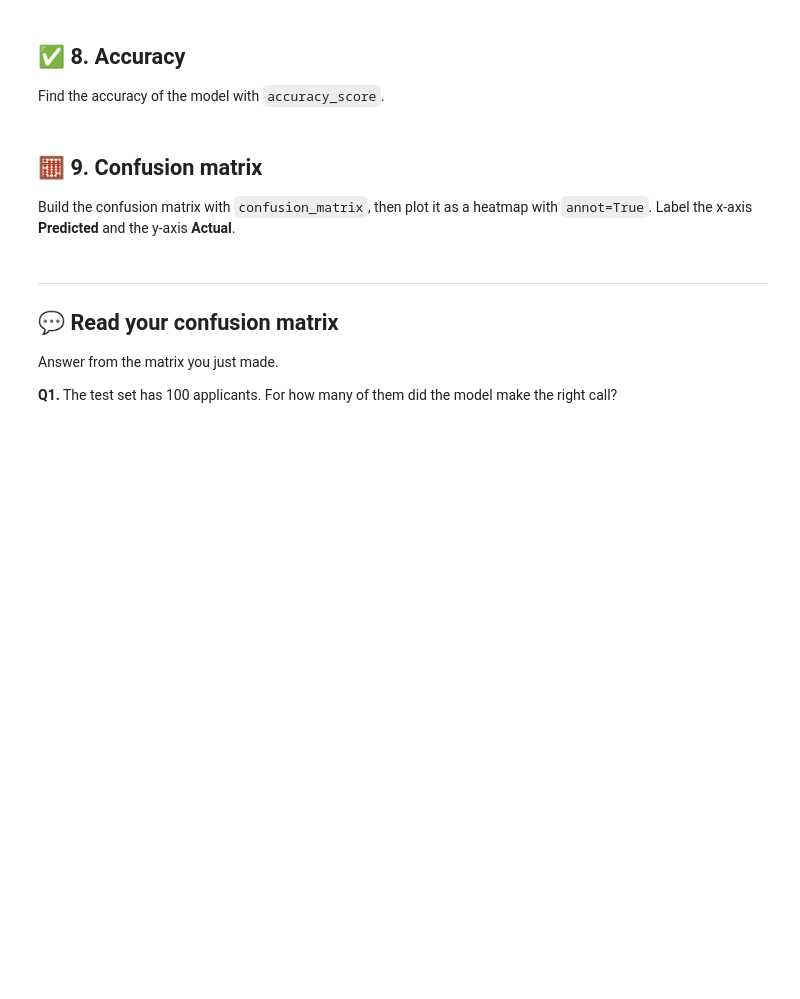
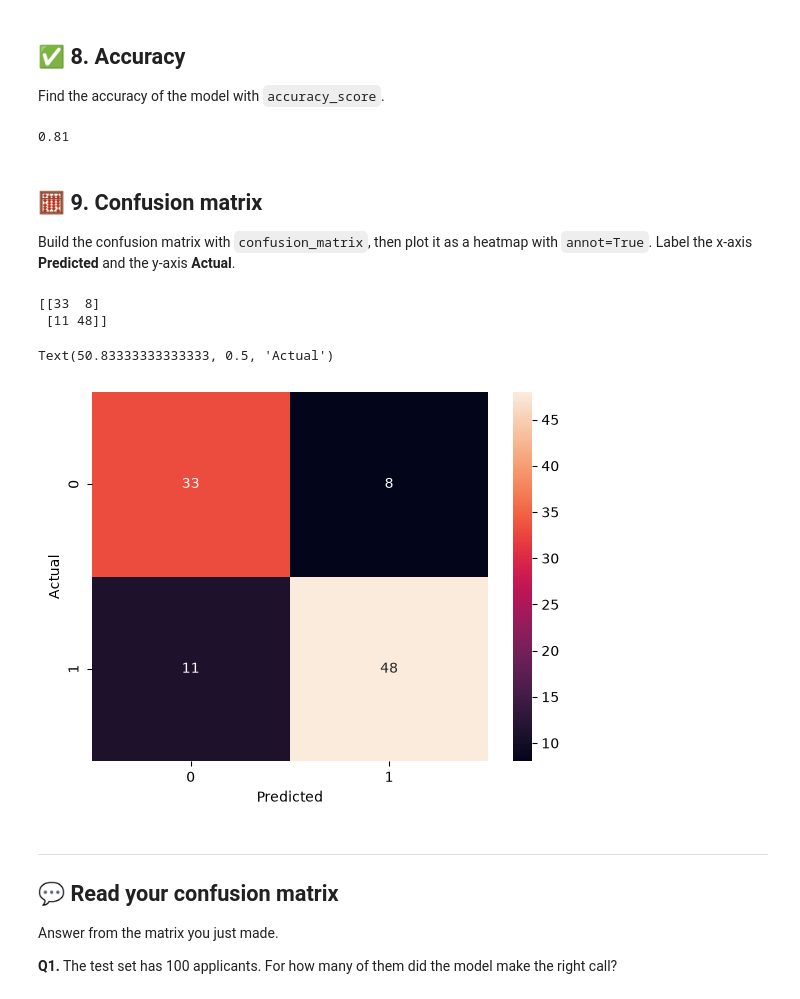
Before and after one commit to anugrah-pal/Machine-Learning, a Jupyter notebook: MatplotLib/05_loan_practice.ipynb, the cells around one changed output. Cells and saved outputs as stored; diff of their text form; code cells hidden in the pictures; blank space fills up the shorter version.

Commit message:
Loan Practice Assignment

```diff
--- a/MatplotLib/05_loan_practice.ipynb
+++ b/MatplotLib/05_loan_practice.ipynb
@@ -28,5 +28,5 @@ import numpy as np
 import matplotlib.pyplot as plt
 import seaborn as sns
 
-df = pd.read_csv('loan_approval.csv')
+df = pd.read_csv('../Data/loan_approval.csv')
 df.head()
@@ -69,3 +85,7 @@ X_test_scaled = scaler.transform(X_test)
 ## 🤖 6. Build and train the model
 
 Import `LogisticRegression`, create the model and train it on `X_train_scaled` and `y_train`.
+# %%
+from sklearn.linear_model import LogisticRegression
+model = LogisticRegression()
+model.fit(X_train_scaled, y_train)
@@ -73,14 +95,36 @@ Import `LogisticRegression`, create the model and train it on `X_train_scaled` a
 ## 🔮 7. Predict
 
 Predict for `X_test_scaled` and store the result in `y_pred`.
+# %%
+y_pred = model.predict(X_test_scaled)
 # %% [markdown]
 ## ✅ 8. Accuracy
 
 Find the accuracy of the model with `accuracy_score`.
+# %%
+from sklearn.metrics import accuracy_score
+score = accuracy_score(y_pred, y_test)
+print(score)
+# %% [output]
+0.81
 # %% [markdown]
 ## 🧮 9. Confusion matrix
 
 Build the confusion matrix with `confusion_matrix`, then plot it as a heatmap with `annot=True`. Label the x-axis **Predicted** and the y-axis **Actual**.
+# %%
+from sklearn.metrics import confusion_matrix
+cm = confusion_matrix(y_pred, y_test)
+print(cm)
+# %% [output]
+[[33  8]
+ [11 48]]
+# %%
+sns.heatmap(cm, annot=True)
+plt.xlabel("Predicted")
+plt.ylabel("Actual")
+# %% [output]
+Text(50.83333333333333, 0.5, 'Actual')
+[figure, added]
 # %% [markdown]
 ---
 ## 💬 Read your confusion matrix
```
Also changed, not shown: parts of 6 cells of this notebook, 1 other file.
